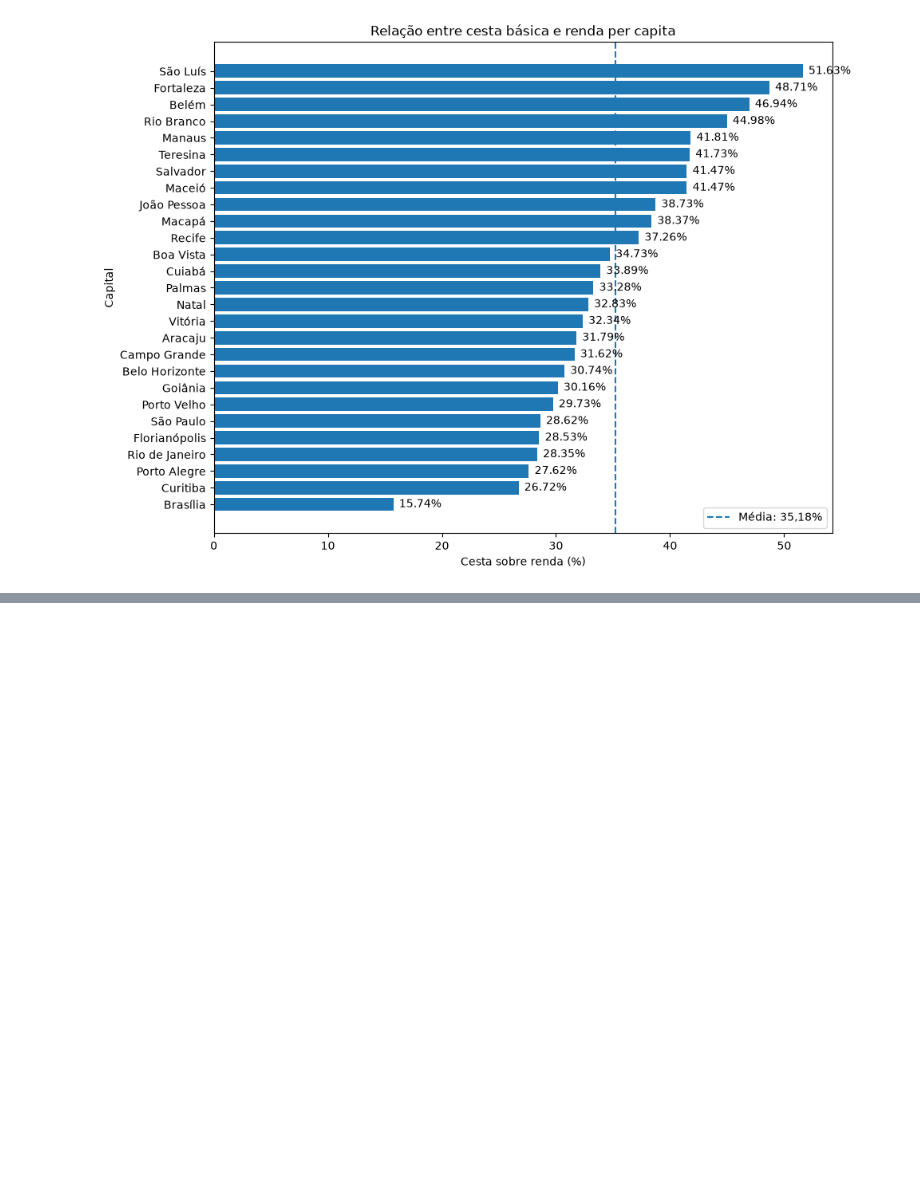
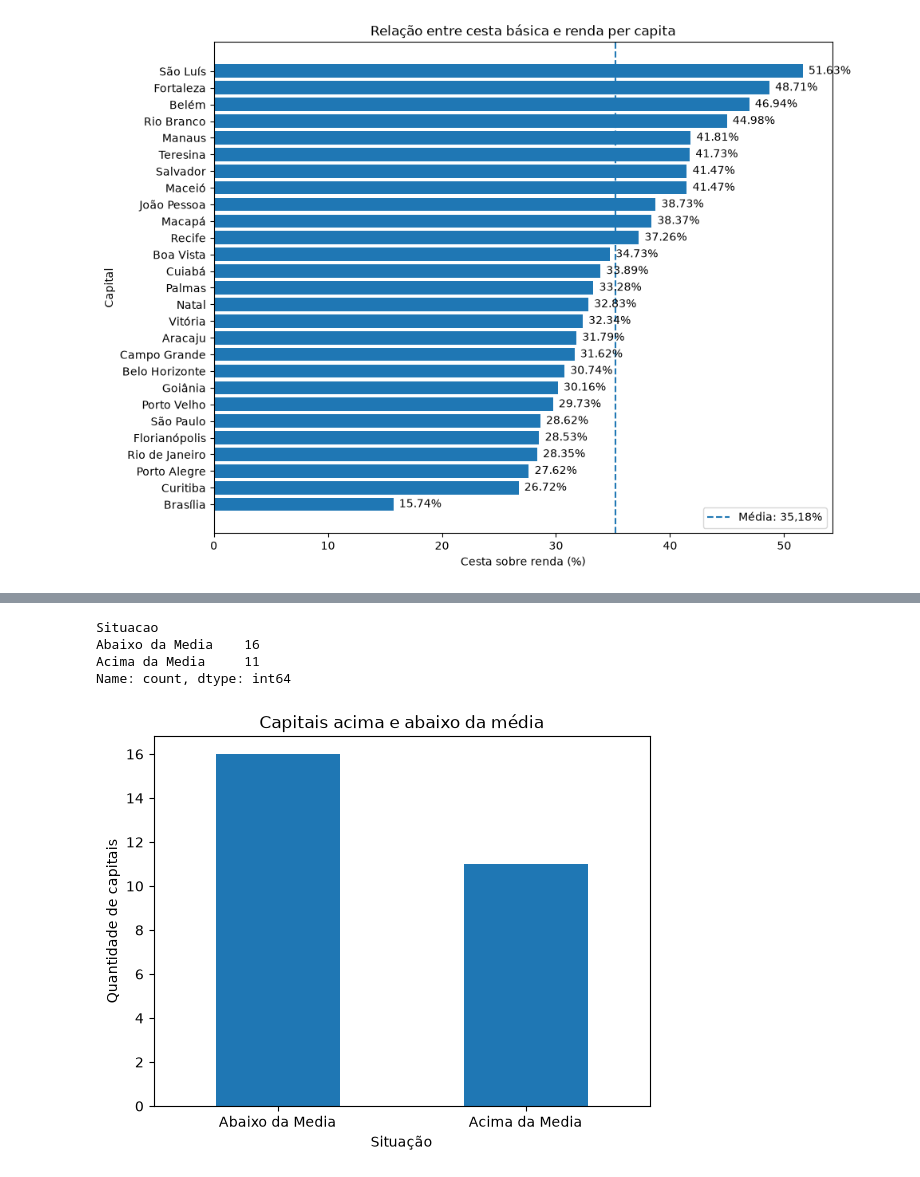
Before and after one commit to Brunolee77/Python-Studies, a Jupyter notebook: 3-Intermediario/5-Meu_Projeto/0-Custo_de_vida_Brasil.ipynb, the cells around one changed output, grey strips where cells are left out. Drawn from its saved outputs; the diff is of its cells as text; code cells hidden in the pictures; blank space fills up the shorter version.

```diff
--- a/3-Intermediario/5-Meu_Projeto/0-Custo_de_vida_Brasil.ipynb
+++ b/3-Intermediario/5-Meu_Projeto/0-Custo_de_vida_Brasil.ipynb
@@ -251,0 +277,5 @@ plt.show()
+# %%
+#ABS -valor absoluto : Ele serve para pegar um número e ignorar o sinal, deixando o resultado sempre positivo, usando somente a distancia em valor numerico
+
+df_final["Distancia_da_media"] = abs(df_final["Cesta_Sobre_Renda%"] - 35.18)
+df_final.sort_values(by="Distancia_da_media",ascending=False).head(10)
@@ -251,0 +294,8 @@ plt.show()
+# %%
+import numpy as np
+
+df_final["Situacao"] = np.where(df_final["Cesta_Sobre_Renda%"] > media_cesta_renda,"Acima da Media", "Abaixo da Media")
+
+
+
+display(df_final[["Capital","Cesta_Sobre_Renda%","Situacao"]].head(10))
@@ -251,0 +314,18 @@ plt.show()
+# %%
+df_final["Situacao"].value_counts()
+# %% [output]
+Situacao
+Abaixo da Media    16
+Acima da Media     11
+Name: count, dtype: int64
+# %%
+df_final["Situacao"].value_counts().plot(kind="bar")
+
+plt.xlabel("Situação")
+plt.ylabel("Quantidade de capitais")
+plt.title("Capitais acima e abaixo da média")
+plt.xticks(rotation=0)
+
+plt.show()
+# %% [output]
+[figure, added]
```
Also changed, not shown: parts of 7 cells of this notebook, 8 other files.
